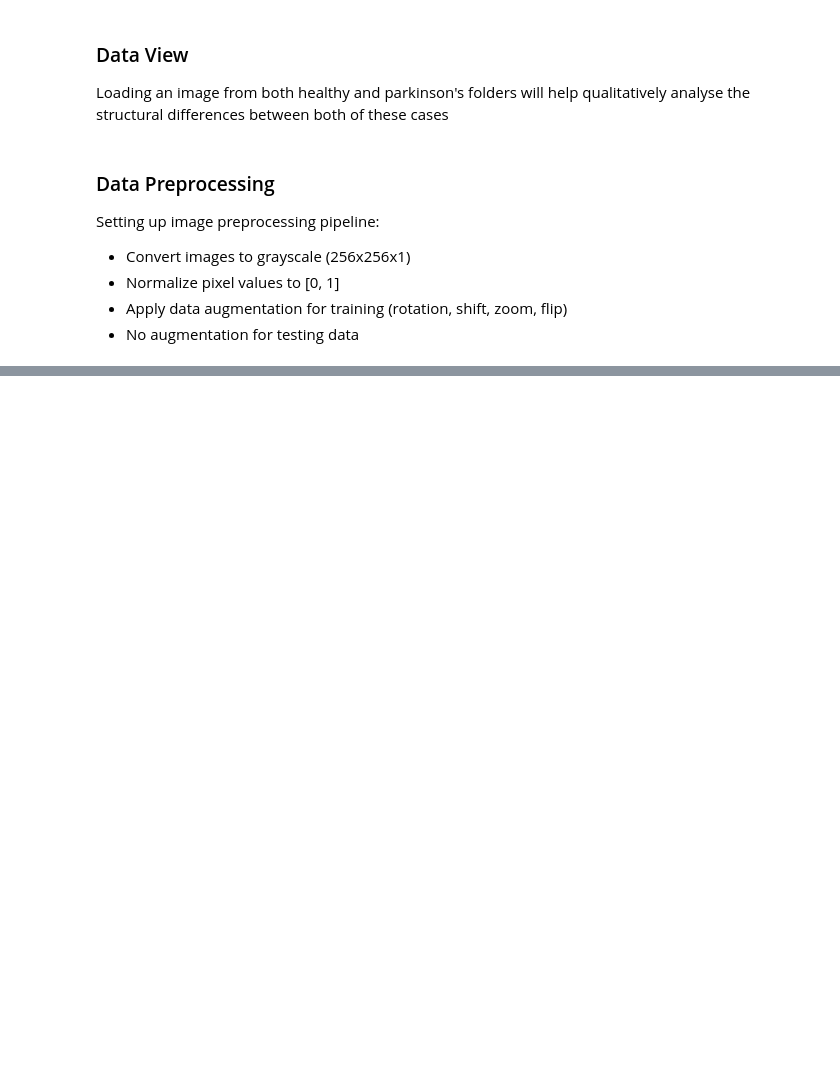
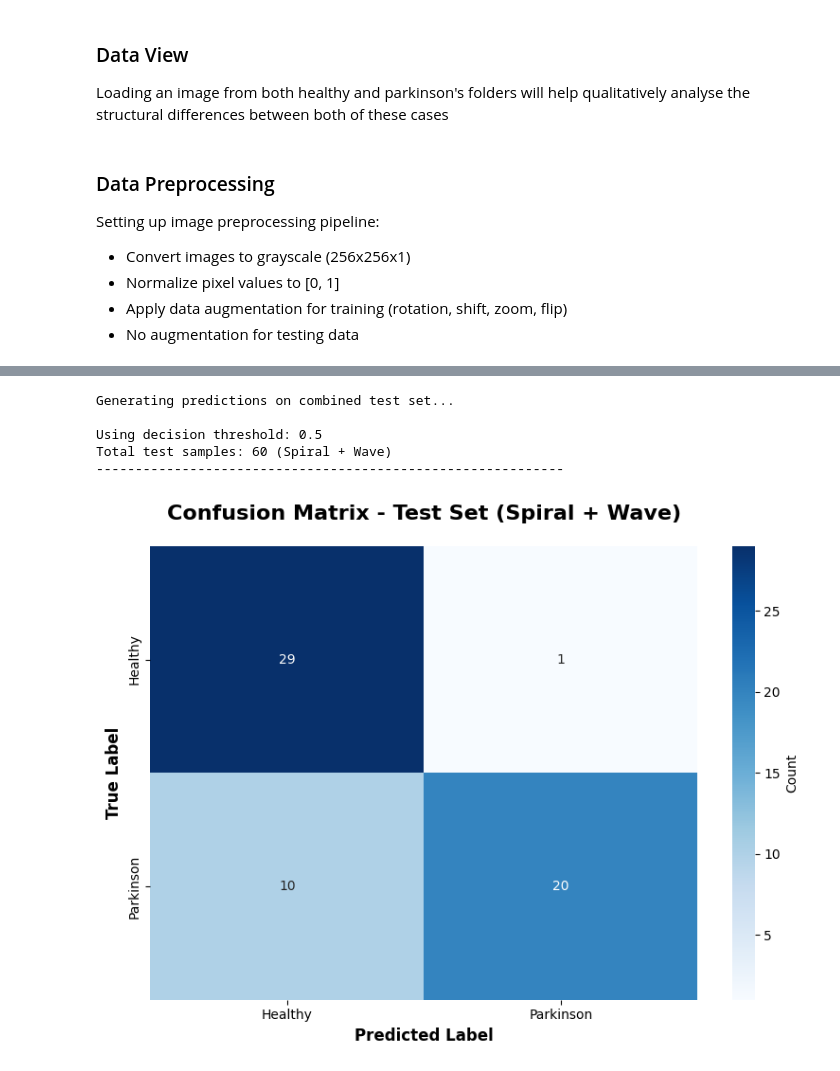
Before and after one commit to sinha-shaurya/pd_detect, a Jupyter notebook: model.ipynb, the cells around one changed output, grey strips where cells are left out. Drawn from its saved outputs; the diff is of its cells as text; code cells hidden in the pictures; blank space fills up the shorter version.

```diff
--- a/model.ipynb
+++ b/model.ipynb
@@ -131,0 +277,18 @@ Pixel value range: [0.386, 0.997]
+# %%
+# Compile with HIGHER learning rate for faster learning
+from tensorflow.keras.metrics import Recall, Precision
+
+model.compile(
+    optimizer=Adam(learning_rate=0.001),  # 10x higher
+    loss='binary_crossentropy',
+    metrics=[
+        'accuracy',
+        Precision(name='precision'),
+        Recall(name='recall')
+    ]
+)
+
+print("Model compiled successfully!")
+print(f"Optimizer: Adam (lr=0.001) - HIGH for small dataset")
+print(f"Loss: Binary Crossentropy")
+print(f"Metrics: Accuracy, Precision, Recall")
@@ -131,0 +523,62 @@ Pixel value range: [0.386, 0.997]
+# %%
+# Generate predictions and confusion matrix on combined dataset
+from sklearn.metrics import confusion_matrix, classification_report
+import seaborn as sns
+
+# Use the collected test data from diagnostic cell
+print("Generating predictions on combined test set...")
+
+# Use standard threshold of 0.5
+THRESHOLD = 0.5
+y_pred = (y_pred_prob > THRESHOLD).astype(int).flatten()
+
+print(f"\nUsing decision threshold: {THRESHOLD}")
+print(f"Total test samples: {len(y_true)} (Spiral + Wave)")
+print("-" * 60)
+
+# Generate confusion matrix
+cm = confusion_matrix(y_true, y_pred)
+
+# Plot confusion matrix
+plt.figure(figsize=(8, 6))
+sns.heatmap(cm, annot=True, fmt='d', cmap='Blues',
+            xticklabels=['Healthy', 'Parkinson'],
+            yticklabels=['Healthy', 'Parkinson'],
+            cbar_kws={'label': 'Count'})
+plt.title(f'Confusion Matrix - Test Set (Spiral + Wave)', fontsize=16, fontweight='bold', pad=20)
+plt.ylabel('True Label', fontsize=12, fontweight='bold')
+plt.xlabel('Predicted Label', fontsize=12, fontweight='bold')
+plt.tight_layout()
+plt.show()
+
+# Print detailed classification report
+print("\n" + "=" * 60)
+print("CLASSIFICATION REPORT")
+print("=" * 60)
+print(classification_report(y_true, y_pred, target_names=['Healthy', 'Parkinson'], zero_division=0))
+
+# Calculate and display confusion matrix metrics
+tn, fp, fn, tp = cm.ravel()
+print("\nConfusion Matrix Breakdown:")
+print(f"  True Negatives (Healthy correctly identified):  {tn}")
+print(f"  False Positives (Healthy misclassified):        {fp}")
+print(f"  False Negatives (Parkinson missed):             {fn}")
+print(f"  True Positives (Parkinson correctly identified): {tp}")
+
+# Calculate metrics manually
+precision = tp / (tp + fp) if (tp + fp) > 0 else 0
+recall = tp / (tp + fn) if (tp + fn) > 0 else 0
+f1 = 2 * (precision * recall) / (precision + recall) if (precision + recall) > 0 else 0
+
+print(f"\nMetrics:")
+print(f"  Precision: {precision:.2f} ({precision*100:.1f}%)")
+print(f"  Recall: {recall:.2f} ({recall*100:.1f}%)")
+print(f"  F1-Score: {f1:.2f} ({f1*100:.1f}%)")
+print("=" * 60)
+# %% [output]
+Generating predictions on combined test set...
+
+Using decision threshold: 0.5
+Total test samples: 60 (Spiral + Wave)
+------------------------------------------------------------
+[figure, added]
```
Also changed, not shown: parts of 18 cells of this notebook.
